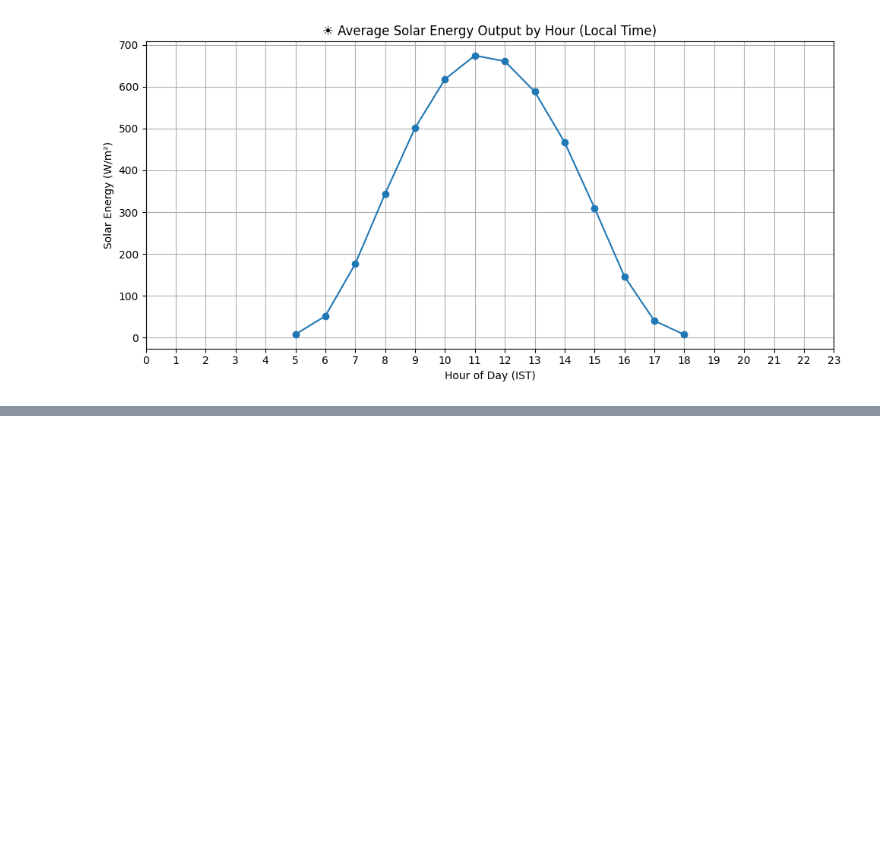
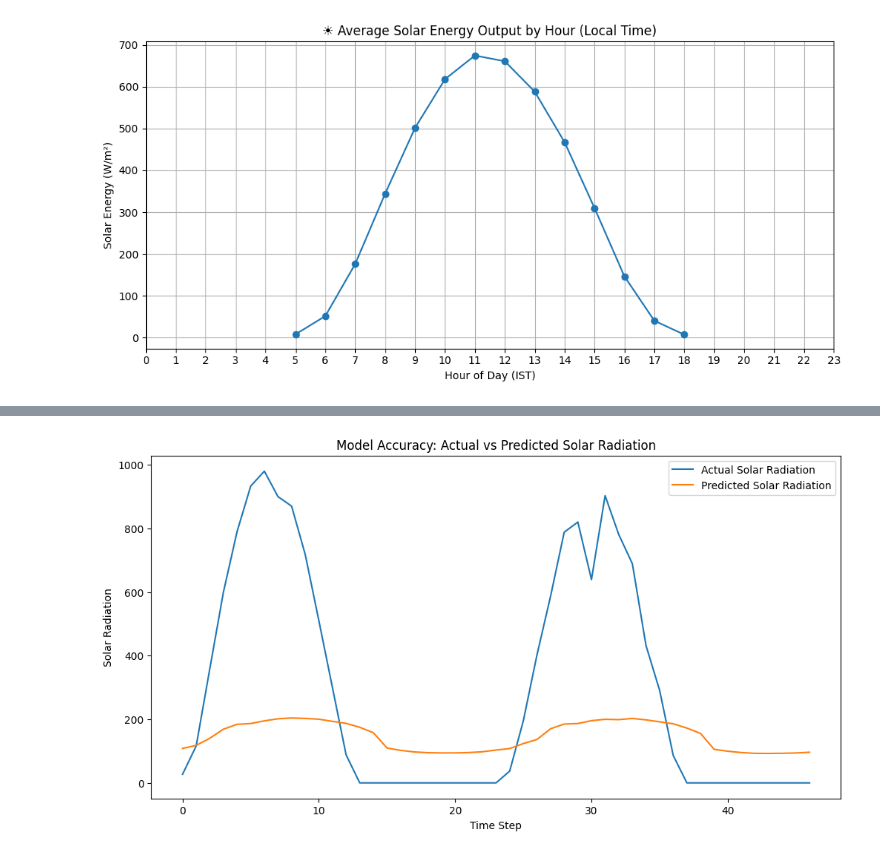
Before and after one commit to studentanush/weatherNet, a Jupyter notebook: version2.ipynb, the cells around one changed output, grey strips where cells are left out. Saved outputs shown, nothing was run; the diff lists cells and outputs as text; code cells hidden in the pictures; blank space fills up the shorter version.

```diff
--- a/version2.ipynb
+++ b/version2.ipynb
@@ -272,0 +393,4 @@ plt.show()
+# %%
+df = add_time_features(df)
+# %%
+df = compute_additional_features(df)
@@ -272,0 +434,61 @@ plt.show()
+# %%
+MODEL_PATH = "models/version2.pth"
+SCALER_PATH = "scalers/feature_scaler.pkl"
+SEQ_LEN = 24
+FEATURES = [
+    "ALLSKY_SFC_SW_DIFF", "ALLSKY_SFC_SW_DNI", "TOA_SW_DWN",
+    "RH2M", "QV2M", "PS", "WS2M", "CLOUD_AMT",
+    "ALLSKY_SFC_LW_DWN", "T2M", "hour_sin", "hour_cos", "month_sin", "month_cos"
+]
+TARGET = "ALLSKY_SFC_SW_DWN"
+# %%
+scaler = joblib.load(SCALER_PATH)
+model = TimeSeriesTransformer(input_size=len(FEATURES))
+model.load_state_dict(torch.load(MODEL_PATH, map_location='cpu'))
+model.eval()
+# %%
+import matplotlib.pyplot as plt
+import joblib
+import torch
+from model import TimeSeriesTransformer
+
+SEQ_LEN = 24
+FEATURES = [
+    "ALLSKY_SFC_SW_DIFF", "ALLSKY_SFC_SW_DNI", "TOA_SW_DWN",
+    "RH2M", "QV2M", "PS", "WS2M", "CLOUD_AMT",
+    "ALLSKY_SFC_LW_DWN", "T2M", "hour_sin", "hour_cos", "month_sin", "month_cos"
+ ]
+MODEL_PATH = "models/version2.pth"
+SCALER_PATH = "scalers/feature_scaler.pkl"
+
+scaler = joblib.load(SCALER_PATH)
+model = TimeSeriesTransformer(input_size=len(FEATURES))
+model.load_state_dict(torch.load(MODEL_PATH, map_location='cpu'))
+model.eval()
+
+actual = []
+predicted = []
+
+for i in range(SEQ_LEN, len(df)-1):
+    input_df = df.iloc[i-SEQ_LEN:i]
+    input_features = input_df[FEATURES]
+    input_scaled = scaler.transform(input_features)
+    if input_scaled.shape[0] == SEQ_LEN:
+        input_tensor = torch.tensor(input_scaled, dtype=torch.float32).unsqueeze(0)
+        with torch.no_grad():
+            pred = model(input_tensor).item()
+        predicted.append(pred)
+        actual.append(df.iloc[i+1]['solar_rad'])
+    else:
+        print(f"Skipped index {i}: input length {input_scaled.shape[0]} != 24")
+
+plt.figure(figsize=(12,6))
+plt.plot(actual, label='Actual Solar Radiation')
+plt.plot(predicted, label='Predicted Solar Radiation')
+plt.xlabel('Time Step')
+plt.ylabel('Solar Radiation')
+plt.title('Model Accuracy: Actual vs Predicted Solar Radiation')
+plt.legend()
+plt.show()
+# %% [output]
+[figure, added]
```
Also changed, not shown: parts of 19 cells of this notebook, 3 other files.
